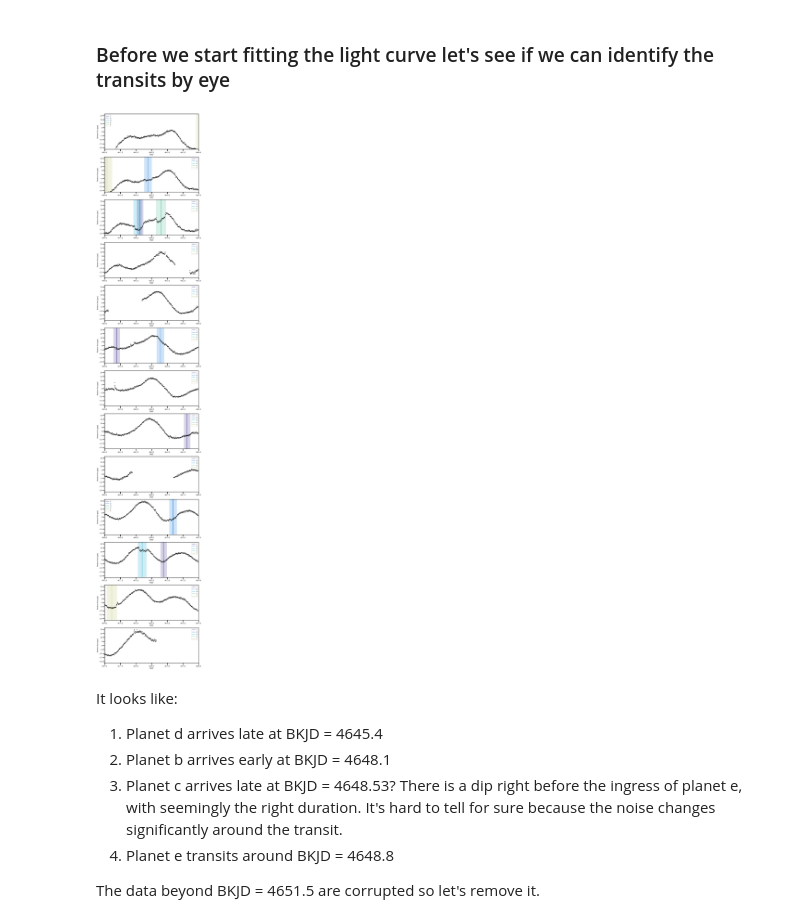
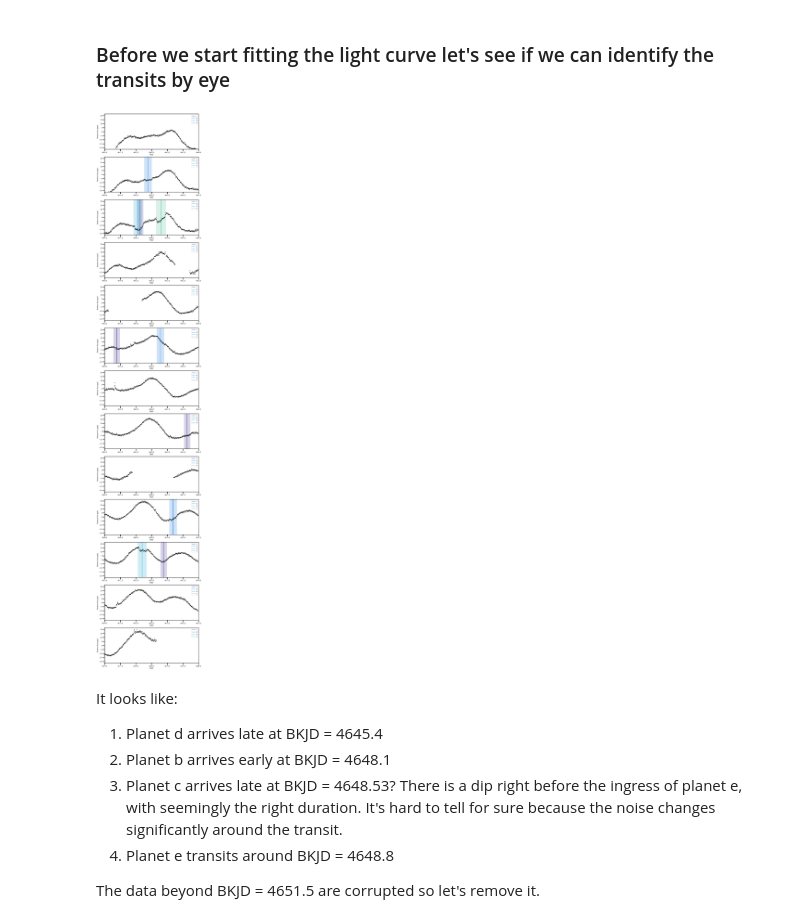
Before and after one commit to afeinstein20/v1298tau_tess, a Jupyter notebook: notebooks/TESS_V1298Tau.ipynb, the cells around one changed output. Cells and saved outputs as stored; diff of their text form; code cells hidden in the pictures.

```diff
--- a/notebooks/TESS_V1298Tau.ipynb
+++ b/notebooks/TESS_V1298Tau.ipynb
@@ -18,7 +18,7 @@ import astropy.units as u
 import astropy.constants as c
 
 import time as timer
-tangerine= np.load('/Users/arcticfox/parula_colors.npy')[np.linspace(0,180,4,dtype=int)]
+tangerine= np.load('/Users/arcticfox/parula_colors.npy')[np.linspace(0,180,5,dtype=int)]
 # %%
 def normalize_lc(flux):
     #Returns median-normalized flux in units of parts-per-thousand
@@ -29,9 +29,9 @@ def normalize_lc(flux):
 # **TESS TICA light curve v2**
 # %%
 #From Ben on 10/17/2021
-temp1 = np.loadtxt('v1298_s43_o1_v2.txt')
-temp2 = np.loadtxt('v1298_s43_o2_v2.txt')
-temp3 = np.loadtxt('v1298_s44_o1_v1.txt')
+temp1 = np.loadtxt('../data/v1298_s43_o1_v2.txt')
+temp2 = np.loadtxt('../data/v1298_s43_o2_v2.txt')
+temp3 = np.loadtxt('../data/v1298_s44_o1_v1.txt')
 
 temp = np.vstack((temp1, temp2, temp3))
 
@@ -119,35 +120,35 @@ xmin = int(tess_bkjd.min()) + 3*np.arange(nrows)
 fig,axes = plt.subplots(nrows=nrows, ncols=1, figsize=(10,4*nrows))
 
 for n in range(nrows):
     ax = axes[n]
 
-    for i,let in enumerate("cdbef"):
+    for i,let in enumerate("cdbe"):
         ttimes = expected_transit_times[i]
         for j,_tt in enumerate(ttimes):
             if (_tt>tess_bkjd.min()) & (_tt<tess_bkjd.max()):
                 ax.axvline(_tt, color=tangerine[i], label=let)
                 ax.axvspan(_tt-0.5*t14s[i], _tt+0.5*t14s[i],
                            alpha=0.2, color=tangerine[i])
                 ax.axvline(_tt, color=tangerine[i], ls='--') # planet c
 
     ax.plot(x, y, 'k.')
     #ax.plot(tica2_bkjd, tica2_f1, 'k.')
     #ax.plot(tica2_bkjd, tica2_f2, 'k.')
 
     handles, labels = ax.get_legend_handles_labels()
     by_label = dict(zip(labels, handles))
     ax.legend(by_label.values(), by_label.keys())
 
 
     ax.set_xlim(xmin[n], xmin[n]+3)
     ax.set_ylim(-22,22)
     ax.set_xlabel("BKJD")
     ax.set_ylabel("Relative flux [ppt]")
 
 plt.tight_layout()
 plt.show()
 # %% [output]
-[figure, old version]
+[figure, new version]
 # %% [markdown]
 It looks like:
 
```
Also changed, not shown: parts of 10 cells of this notebook, 5 other files.
